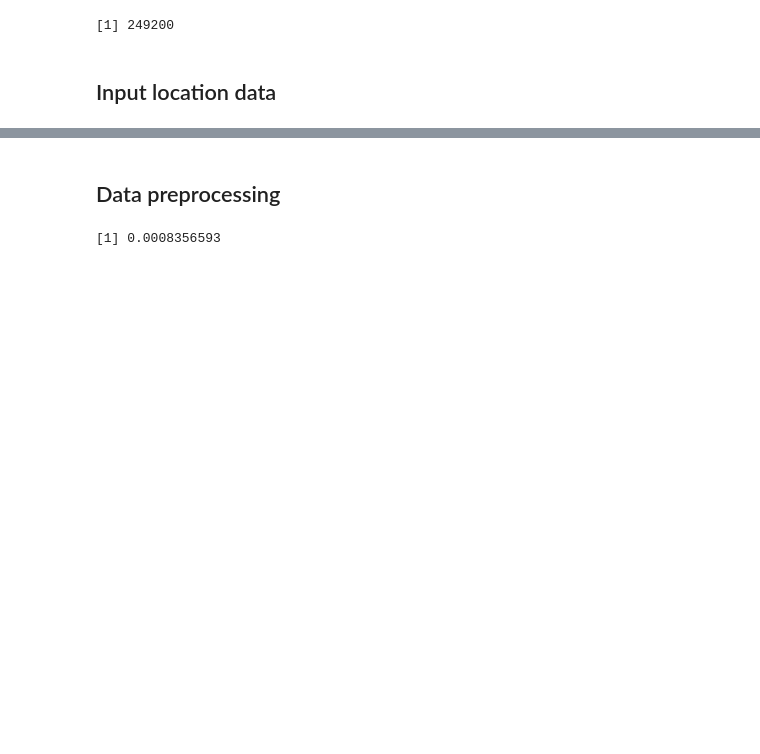
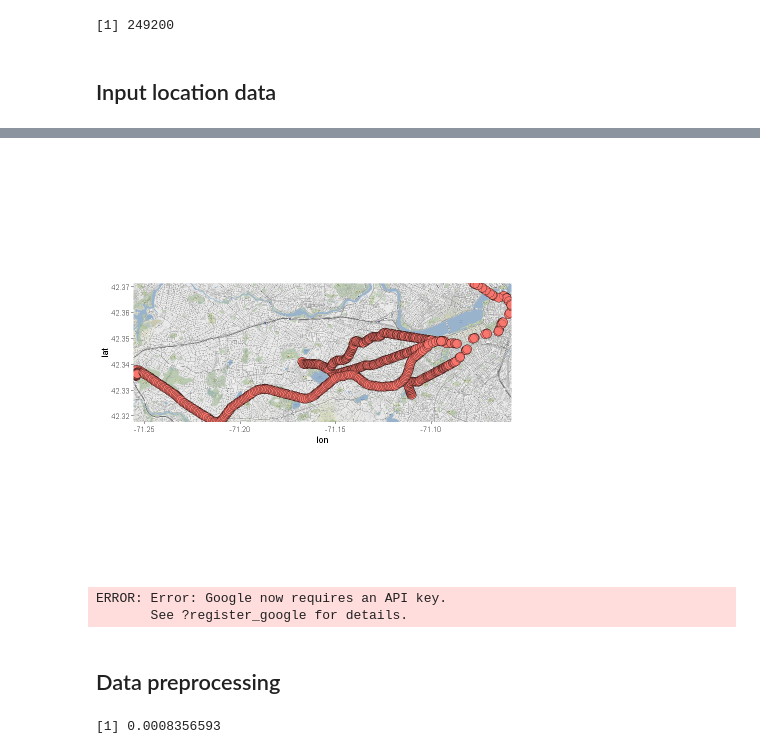
Before and after one commit to narslab/treem, a Jupyter notebook: bin/jupyter/vehicle-trajectory-computation.ipynb, the cells around one changed output, grey strips where cells are left out. Cells and saved outputs as stored; diff of their text form; code cells hidden in the pictures; blank space fills up the shorter version.

```diff
--- a/bin/jupyter/vehicle-trajectory-computation.ipynb
+++ b/bin/jupyter/vehicle-trajectory-computation.ipynb
@@ -52,0 +62,18 @@ aggregate_line_trajectories = function(year, month){
+# %%
+add_dd_mm_yy_cols = function(df) {
+    df$day = day(df$trxtime)
+    df$month = month(df$trxtime)
+    df$year = year(df$trxtime)
+    return(df)
+}
+get_heavy_rail_trajectories = function(year, month){
+    assign("df", fread(paste(DISTANCE_FILEPATH, paste(DISTANCE_FILEPATH, paste("heavyrail", "trajectories", month, year, ".csv", sep = "-", collapse = ""), sep="")))
+    df = add_dd_mm_yy_cols(df)
+    return(df)
+}
+
+get_light_rail_trajectories = function(year, month){
+    assign("dg", fread(paste(DISTANCE_FILEPATH, paste("lightrail", "trajectories", month, year, ".csv", sep = "-", collapse = ""), sep="")))
+    dg = add_dd_mm_yy_cols(dg)
+    return(dg)
+}
@@ -53,3 +85,6 @@ aggregate_line_trajectories = function(year, month){
+# %%
+df_lightrail = get_light_rail_trajectories(YEARLIST,MONTHlIST)
+# df_heavyrail = get_heavy_rail_trajectories(YEARLIST,MONTHlIST)
 # %%
 # aggregrate_trajectory_table
 aggregate_line_trajectories = function(year, month){
@@ -70,3 +177,22 @@ unique(df$lineid)
+# %%
+# plotting the map with some points on it
+ggmap(ma) +
+  geom_point(data = df_lightrail_test, aes(x = lon, y = lat, fill = "red", alpha = 0.8), size = 5, shape = 21) +
+  guides(fill=FALSE, alpha=FALSE, size=FALSE)
+# %% [output]
+[figure, added]
+# %%
+# getting the map
+mapgilbert <- get_map(location = c(lon = mean(df_lightrail_test$lon), lat = mean(df_lightrail_test$lat)), zoom = 4,
+                      maptype = "satellite", scale = 2,)
+
+# plotting the map with some points on it
+ggmap(mapgilbert) +
+  geom_point(data = df_lightrail_test, aes(x = lon, y = lat, fill = "red", alpha = 0.8), size = 5, shape = 21) +
+  guides(fill=FALSE, alpha=FALSE, size=FALSE)
+# %% [output]
+ERROR: Error: Google now requires an API key.
+       See ?register_google for details.
 # %% [markdown]
 ## Data preprocessing
 # %%
```
Also changed, not shown: parts of 19 cells of this notebook.
